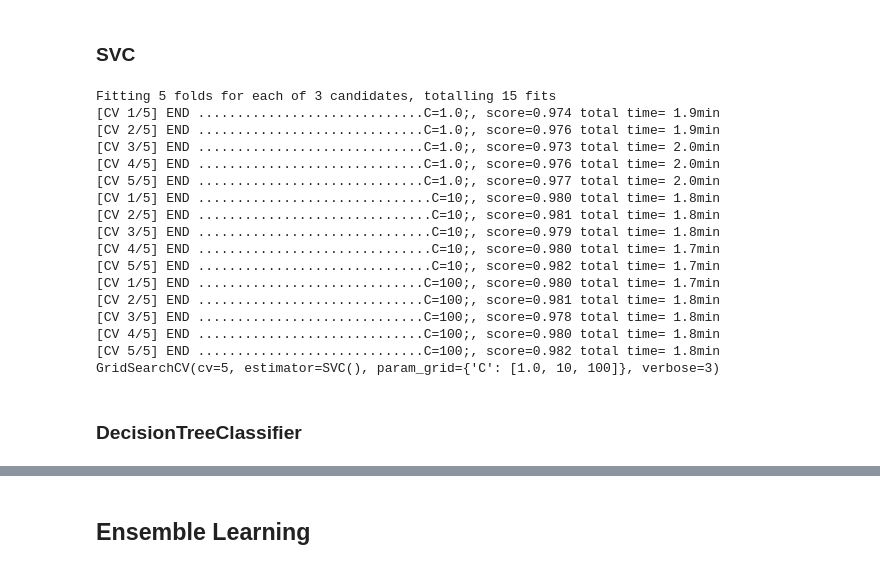
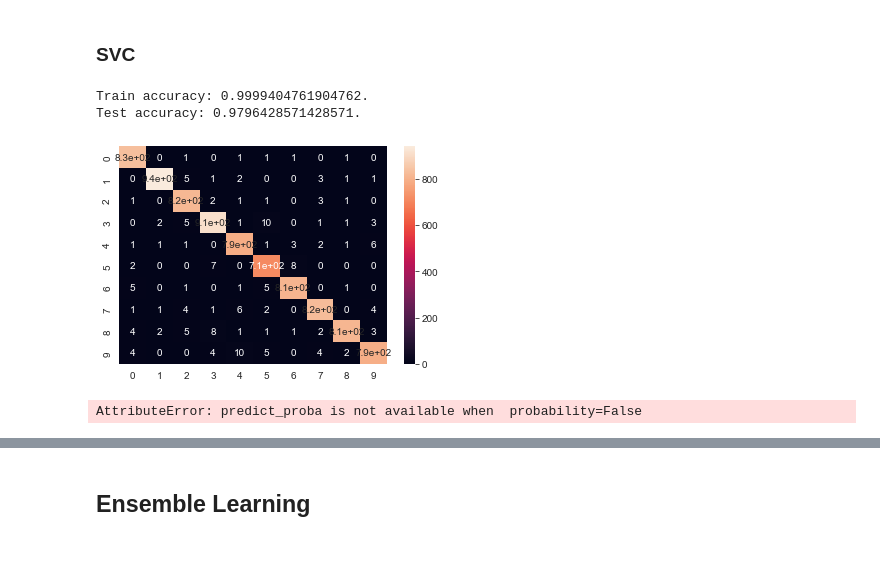
Before and after one commit to Im-Rises/digit_recognizer_ml, a Jupyter notebook: main_kaggle.ipynb, the cells around one changed output, grey strips where cells are left out. Saved outputs shown, nothing was run; the diff lists cells and outputs as text; code cells hidden in the pictures.

```diff
--- a/main_kaggle.ipynb
+++ b/main_kaggle.ipynb
@@ -212,44 +186,18 @@ print_roc_curve(knn, X_test, y_test, "KNeighborsClassifier", "knn roc curve")
 # %%
 from sklearn import svm
 
-svc = svm.SVC()
-
-grid_params = {'C': [1.0, 10, 100], 'kernel': ['rbf', 'linear', 'poly', 'sigmoid', 'precomputed'], 'degree': [1, 2, 3, 4]}
-grid_params = {'C': [1.0, 10, 100]}
-
-## Chosir 10 !!!
-
-gsCV = GridSearchCV(svc, grid_params, verbose=3, cv=5)
-
-print(gsCV.fit(X, y))
-
-svc = gsCV.best_estimator_
+svc = svm.SVC(C=10, probability=True)
 
 svc.fit(X_train, y_train)
 
 y_pred_train = svc.predict(X_train)
 y_pred_test = svc.predict(X_test)
 
-# print_scores(y_train, y_test, y_pred_train, y_pred_test)
-# print_confusion_matrix(y_test, y_pred_test)
-# print_roc_curve(svc, X_test, y_test, "svm", "svc")
+print_scores(y_train, y_test, y_pred_train, y_pred_test)
+print_confusion_matrix(y_test, y_pred_test)
+print_roc_curve(svc, X_test, y_test, "svm", "svc")
 # %% [output]
-Fitting 5 folds for each of 3 candidates, totalling 15 fits
-[CV 1/5] END .............................C=1.0;, score=0.974 total time= 1.9min
-[CV 2/5] END .............................C=1.0;, score=0.976 total time= 1.9min
-[CV 3/5] END .............................C=1.0;, score=0.973 total time= 2.0min
-[CV 4/5] END .............................C=1.0;, score=0.976 total time= 2.0min
-[CV 5/5] END .............................C=1.0;, score=0.977 total time= 2.0min
-[CV 1/5] END ..............................C=10;, score=0.980 total time= 1.8min
-[CV 2/5] END ..............................C=10;, score=0.981 total time= 1.8min
-[CV 3/5] END ..............................C=10;, score=0.979 total time= 1.8min
-[CV 4/5] END ..............................C=10;, score=0.980 total time= 1.7min
-[CV 5/5] END ..............................C=10;, score=0.982 total time= 1.7min
-[CV 1/5] END .............................C=100;, score=0.980 total time= 1.7min
-[CV 2/5] END .............................C=100;, score=0.981 total time= 1.8min
-[CV 3/5] END .............................C=100;, score=0.978 total time= 1.8min
-[CV 4/5] END .............................C=100;, score=0.980 total time= 1.8min
-[CV 5/5] END .............................C=100;, score=0.982 total time= 1.8min
-GridSearchCV(cv=5, estimator=SVC(), param_grid={'C': [1.0, 10, 100]}, verbose=3)
+Train accuracy: 0.9999404761904762.
+Test accuracy: 0.9796428571428571.
+[figure, added]
+AttributeError: predict_proba is not available when  probability=False
-# %% [markdown]
-### DecisionTreeClassifier
```
Also changed, not shown: parts of 12 cells of this notebook, 2 other files.
